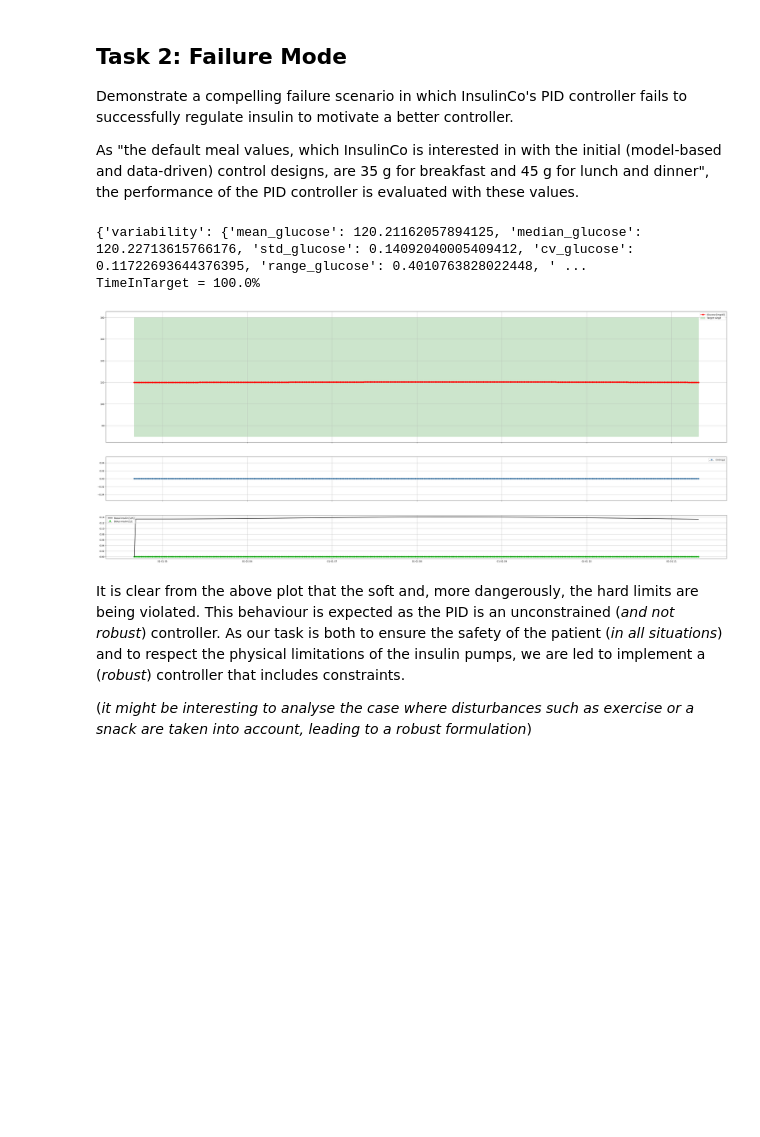
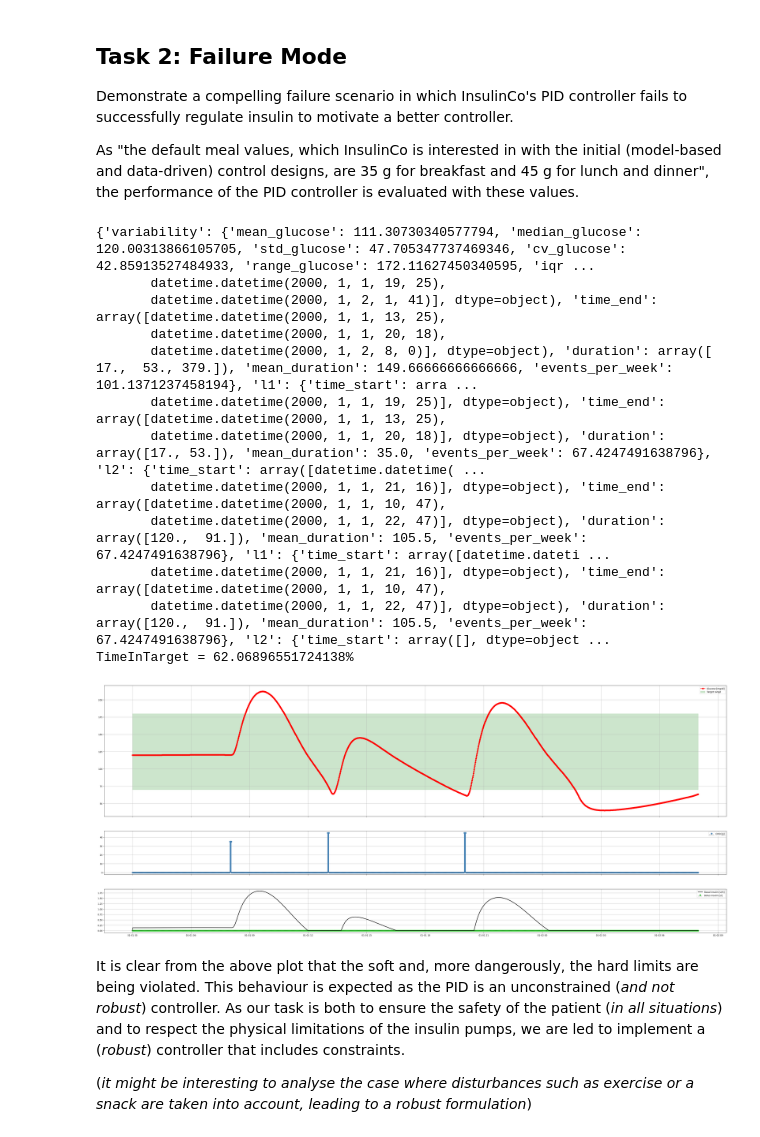
Before and after one commit to Jackmastro/MPC_DeePC_COCO, a Jupyter notebook: COCO2024project.ipynb, the cells around one changed output. Saved outputs shown, nothing was run; the diff lists cells and outputs as text; code cells hidden in the pictures; blank space fills up the shorter version.

```diff
--- a/COCO2024project.ipynb
+++ b/COCO2024project.ipynb
@@ -511,7 +570,7 @@ Demonstrate a compelling failure scenario in which InsulinCo's PID controller fa
 
 As "the default meal values, which InsulinCo is interested in with the initial (model-based and data-driven) control designs, are 35 g for breakfast and 45 g for lunch and dinner", the performance of the PID controller is evaluated with these values.
 # %%
-##################################### Modify csv data  ###################################
+##################################### Modify csv data DEFAULT ###################################
 # Load the CSV File
 df = pd.read_csv('data/data_cho.csv')
 
@@ -527,4 +586,6 @@ df.loc[df['cho_label'] == 'L', 'cho'] = m_L / discretization_time_meal
 df.loc[df['cho_label'] == 'D', 'cho'] = m_D / discretization_time_meal
 
 # Save the Modified DataFrame
-df.to_csv(os.path.join(os.path.abspath(''), 'data', 'task01_failure_mode.csv'))
+df.to_csv(os.path.join(os.path.abspath(''), 'data', 'default_data.csv'))
+
+default_df = df.copy()
@@ -552,34 +592,44 @@ df.to_csv(os.path.join(os.path.abspath(''), 'data', 'easy_test.csv'))
 # %%
 ##################################### Failure mode of InsulinCo's PID control  ###################################
 basal_handler_params = dict()
 basal_handler_params['default_rate'] = 0.01
 
 # Get test data
-data_given = df
+data_given = default_df
 
 # Instatiating PID Controller
 pid_controller = PIDController(Ki=0.0, Kd=0.005, Kp=0.0003)
 
 # Running the simulation
 glucose, i, insulin_bolus, m, time = simulate(basal_handler=pid_controller.compute_pid,
                                               basal_handler_params=basal_handler_params,
                                               data_given=data_given,
                                               meal_input_modulation_factor=1)
 
 data = glucose_time_vectors_to_dataframe(glucose=glucose, t=time)
 
 agata = Agata()
 results = agata.analyze_glucose_profile(data)
 print(results)
 
 TimeInTarget = time_in_target(data)
 print('TimeInTarget = ' + str(TimeInTarget) + '%')
 
 plot_results(glucose=glucose,insulin_bolus=insulin_bolus, i=i, m=m, time=time)
 # %% [output]
-{'variability': {'mean_glucose': 120.21162057894125, 'median_glucose': 120.22713615766176, 'std_glucose': 0.14092040005409412, 'cv_glucose': 0.11722693644376395, 'range_glucose': 0.4010763828022448, ' ...
-TimeInTarget = 100.0%
+{'variability': {'mean_glucose': 111.30730340577794, 'median_glucose': 120.00313866105705, 'std_glucose': 47.705347737469346, 'cv_glucose': 42.85913527484933, 'range_glucose': 172.11627450340595, 'iqr ...
+       datetime.datetime(2000, 1, 1, 19, 25),
+       datetime.datetime(2000, 1, 2, 1, 41)], dtype=object), 'time_end': array([datetime.datetime(2000, 1, 1, 13, 25),
+       datetime.datetime(2000, 1, 1, 20, 18),
+       datetime.datetime(2000, 1, 2, 8, 0)], dtype=object), 'duration': array([ 17.,  53., 379.]), 'mean_duration': 149.66666666666666, 'events_per_week': 101.1371237458194}, 'l1': {'time_start': arra ...
+       datetime.datetime(2000, 1, 1, 19, 25)], dtype=object), 'time_end': array([datetime.datetime(2000, 1, 1, 13, 25),
+       datetime.datetime(2000, 1, 1, 20, 18)], dtype=object), 'duration': array([17., 53.]), 'mean_duration': 35.0, 'events_per_week': 67.4247491638796}, 'l2': {'time_start': array([datetime.datetime( ...
+       datetime.datetime(2000, 1, 1, 21, 16)], dtype=object), 'time_end': array([datetime.datetime(2000, 1, 1, 10, 47),
+       datetime.datetime(2000, 1, 1, 22, 47)], dtype=object), 'duration': array([120.,  91.]), 'mean_duration': 105.5, 'events_per_week': 67.4247491638796}, 'l1': {'time_start': array([datetime.dateti ...
+       datetime.datetime(2000, 1, 1, 21, 16)], dtype=object), 'time_end': array([datetime.datetime(2000, 1, 1, 10, 47),
+       datetime.datetime(2000, 1, 1, 22, 47)], dtype=object), 'duration': array([120.,  91.]), 'mean_duration': 105.5, 'events_per_week': 67.4247491638796}, 'l2': {'time_start': array([], dtype=object ...
+TimeInTarget = 62.06896551724138%
-[figure, old version]
+[figure, new version]
 # %% [markdown]
 It is clear from the above plot that the soft and, more dangerously, the hard limits are being violated. This behaviour is expected as the PID is an unconstrained (*and not robust*) controller. As our task is both to ensure the safety of the patient (*in all situations*) and to respect the physical limitations of the insulin pumps, we are led to implement a (*robust*) controller that includes constraints.
 
```
Also changed, not shown: parts of 14 cells of this notebook, 1 other file.
